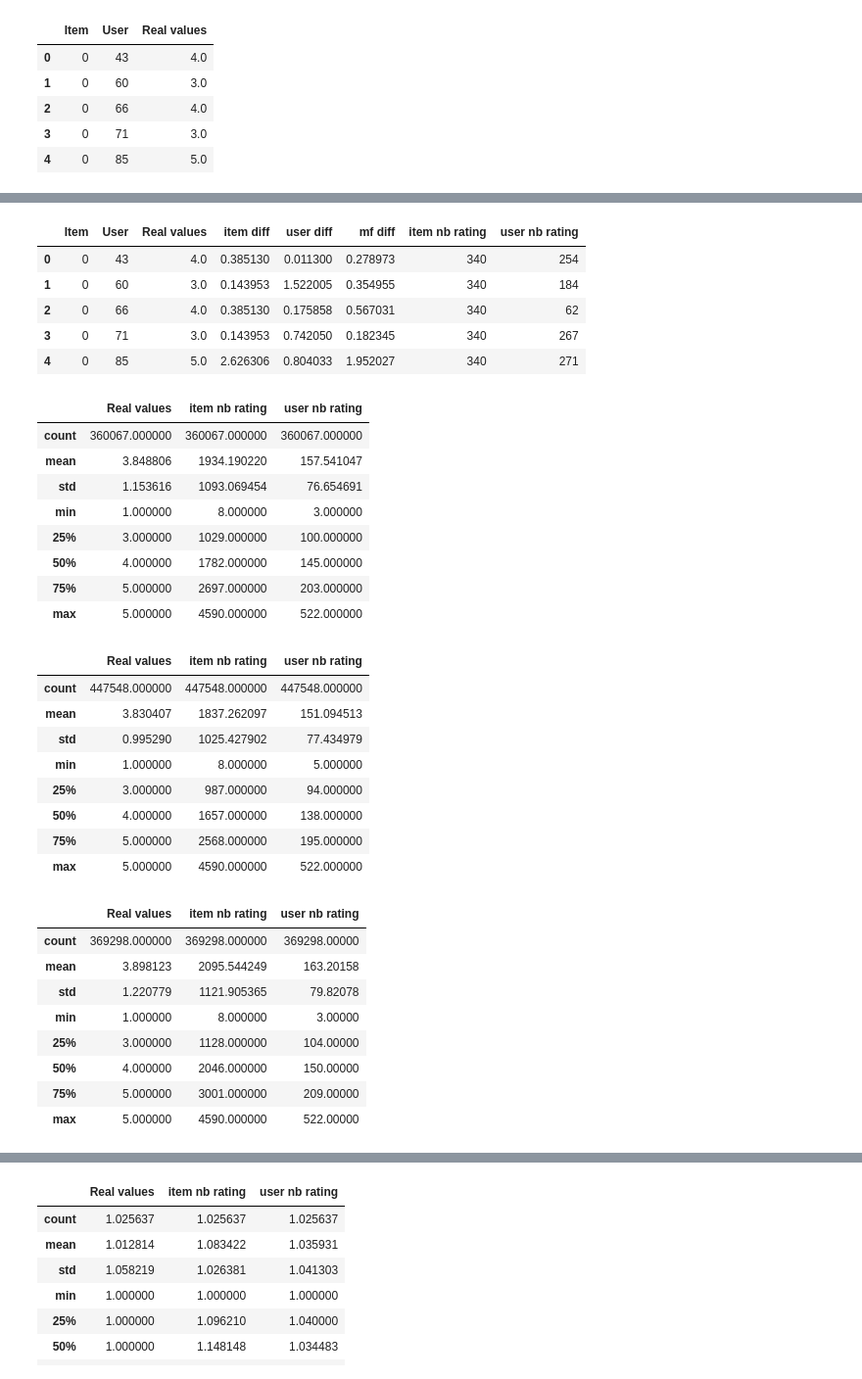
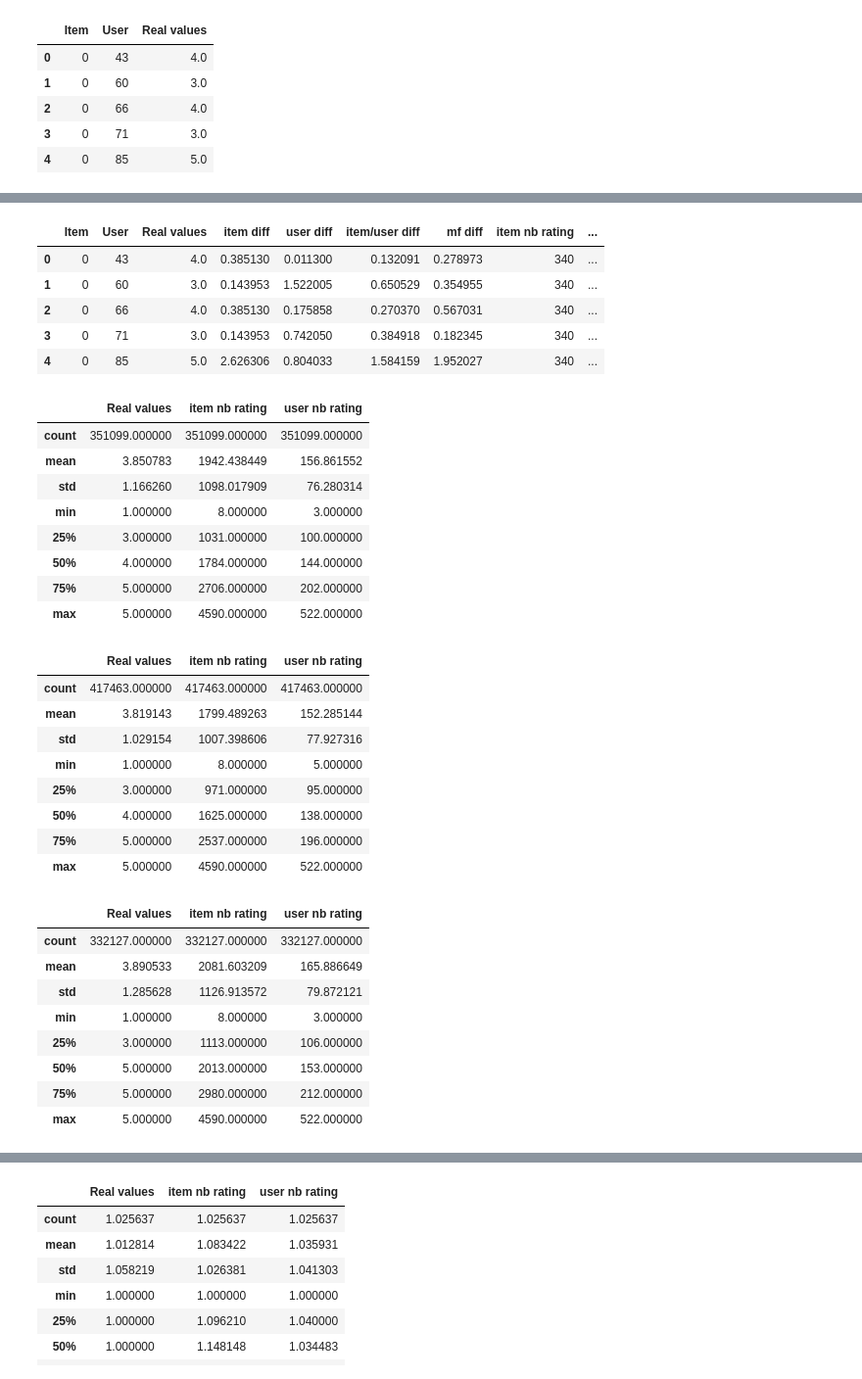
Before and after one commit to mthambipillai/recommender_system, a Jupyter notebook: Notebook/data_exploration.ipynb, the cells around one changed output, grey strips where cells are left out. Shown at 98% size. Drawn from its saved outputs; the diff is of its cells as text; code cells hidden in the pictures.

```diff
--- a/Notebook/data_exploration.ipynb
+++ b/Notebook/data_exploration.ipynb
@@ -210,17 +212,20 @@ ax2.axis([0, 600, 0, 2])
 # %% [markdown]
 It seems that user with a lot of ratings tends to give better grades on average. To confirm it, we will now create groups of user and analyse their average ratings.
 # %%
-groups = [0, 20, 50, 100, 150, 200, 250, 300, 400, 500, 600]
+groups = groups = range(0,550,50)
 ranges= []
+ranges_average = []
 means = []
 nb = []
 for i in range(1,len(groups)):
     ranges.append(str(groups[i-1])+"-"+str(groups[i]))
+    ranges_average.append((groups[i-1]+groups[i])/2)
     group = user_grouped[(groups[i-1] <= user_grouped["nb rating"]) & (user_grouped["nb rating"] < groups[i])]
     nb.append(len(group))
     means.append(group["rating mean"].mean())
 group_df = pd.DataFrame()
-group_df["ranges"] = ranges
+group_df["number of rating"] = ranges
+group_df["nb ratings [center]"] = ranges_average
 group_df["nb of users"] = nb
 group_df["average rating"] = means
 group_df
@@ -376,3 +389,8 @@ df_real.head()
 | 2 | 0 | 66 | 4.0 |
 | 3 | 0 | 71 | 3.0 |
 | 4 | 0 | 85 | 5.0 |
+# %%
+df_user_item = df_user[["Item", "User"]].copy()
+df_user_item["User/Item mean prediction"] = (df_user["User mean based prediction"] +
+                                            df_item["Item mean based prediction"])/2
+df_user_item.head()
@@ -380,6 +405,7 @@ df_real.head()
 df_all = df_real.copy()
 df_all["item diff"] = np.square(df_real["Real values"] - df_item["Item mean based prediction"])
 df_all["user diff"] = np.square(df_real["Real values"] - df_user["User mean based prediction"])
+df_all["item/user diff"] = np.square(df_real["Real values"] - df_user_item["User/Item mean prediction"])
 df_all["mf diff"] = np.square(df_real["Real values"] - df_mf["MF prediction"])
 df_all.head()
 # %% [output]
@@ -394,48 +568,48 @@ df_all["item nb rating"] =  df_all.groupby(["Item"])['Real values'].transform('c
 df_all["user nb rating"] =  df_all.groupby(["User"])['Real values'].transform('count')
 df_all.head()
 # %% [output]
-|  | Item | User | Real values | item diff | user diff | mf diff | item nb rating | user nb rating |
-| 0 | 0 | 43 | 4.0 | 0.385130 | 0.011300 | 0.278973 | 340 | 254 |
-| 1 | 0 | 60 | 3.0 | 0.143953 | 1.522005 | 0.354955 | 340 | 184 |
-| 2 | 0 | 66 | 4.0 | 0.385130 | 0.175858 | 0.567031 | 340 | 62 |
-| 3 | 0 | 71 | 3.0 | 0.143953 | 0.742050 | 0.182345 | 340 | 267 |
-| 4 | 0 | 85 | 5.0 | 2.626306 | 0.804033 | 1.952027 | 340 | 271 |
+|  | Item | User | Real values | item diff | user diff | item/user diff | mf diff | item nb rating | ... |
+| 0 | 0 | 43 | 4.0 | 0.385130 | 0.011300 | 0.132091 | 0.278973 | 340 | ... |
+| 1 | 0 | 60 | 3.0 | 0.143953 | 1.522005 | 0.650529 | 0.354955 | 340 | ... |
+| 2 | 0 | 66 | 4.0 | 0.385130 | 0.175858 | 0.270370 | 0.567031 | 340 | ... |
+| 3 | 0 | 71 | 3.0 | 0.143953 | 0.742050 | 0.384918 | 0.182345 | 340 | ... |
+| 4 | 0 | 85 | 5.0 | 2.626306 | 0.804033 | 1.584159 | 1.952027 | 340 | ... |
 # %%
-df_item_best = df_all[(df_all["item diff"] < df_all["user diff"]) & (df_all["item diff"] < df_all["mf diff"])]
+df_item_best = df_all[(df_all["item diff"] < df_all["user diff"]) & (df_all["item diff"] < df_all["item/user diff"]) & (df_all["item diff"] < df_all["mf diff"])]
 df_item_best[["Real values", "item nb rating", "user nb rating"]].describe()
 # %% [output]
 |  | Real values | item nb rating | user nb rating |
-| count | 360067.000000 | 360067.000000 | 360067.000000 |
-| mean | 3.848806 | 1934.190220 | 157.541047 |
-| std | 1.153616 | 1093.069454 | 76.654691 |
+| count | 351099.000000 | 351099.000000 | 351099.000000 |
+| mean | 3.850783 | 1942.438449 | 156.861552 |
+| std | 1.166260 | 1098.017909 | 76.280314 |
 | min | 1.000000 | 8.000000 | 3.000000 |
-| 25% | 3.000000 | 1029.000000 | 100.000000 |
-| 50% | 4.000000 | 1782.000000 | 145.000000 |
-| 75% | 5.000000 | 2697.000000 | 203.000000 |
+| 25% | 3.000000 | 1031.000000 | 100.000000 |
+| 50% | 4.000000 | 1784.000000 | 144.000000 |
+| 75% | 5.000000 | 2706.000000 | 202.000000 |
 | max | 5.000000 | 4590.000000 | 522.000000 |
 # %%
-df_user_best = df_all[(df_all["user diff"] < df_all["item diff"]) & (df_all["user diff"] < df_all["mf diff"])]
-df_user_best[["Real values", "user diff", "item nb rating", "user nb rating"]].describe()
+df_user_best = df_all[(df_all["user diff"] < df_all["item diff"]) & (df_all["user diff"] < df_all["item/user diff"])& (df_all["user diff"] < df_all["mf diff"])]
+df_user_best[["Real values", "item nb rating", "user nb rating"]].describe()
 # %% [output]
 |  | Real values | item nb rating | user nb rating |
-| count | 447548.000000 | 447548.000000 | 447548.000000 |
-| mean | 3.830407 | 1837.262097 | 151.094513 |
-| std | 0.995290 | 1025.427902 | 77.434979 |
+| count | 417463.000000 | 417463.000000 | 417463.000000 |
+| mean | 3.819143 | 1799.489263 | 152.285144 |
+| std | 1.029154 | 1007.398606 | 77.927316 |
 | min | 1.000000 | 8.000000 | 5.000000 |
-| 25% | 3.000000 | 987.000000 | 94.000000 |
-| 50% | 4.000000 | 1657.000000 | 138.000000 |
-| 75% | 5.000000 | 2568.000000 | 195.000000 |
+| 25% | 3.000000 | 971.000000 | 95.000000 |
+| 50% | 4.000000 | 1625.000000 | 138.000000 |
+| 75% | 5.000000 | 2537.000000 | 196.000000 |
 | max | 5.000000 | 4590.000000 | 522.000000 |
 # %%
-df_mf_best = df_all[(df_all["mf diff"] < df_all["user diff"]) & (df_all["mf diff"] < df_all["item diff"])]
+df_mf_best = df_all[(df_all["mf diff"] < df_all["user diff"]) & (df_all["mf diff"] < df_all["item/user diff"]) & (df_all["mf diff"] < df_all["item diff"])]
 df_mf_best[["Real values", "item nb rating", "user nb rating"]].describe()
 # %% [output]
 |  | Real values | item nb rating | user nb rating |
-| count | 369298.000000 | 369298.000000 | 369298.00000 |
-| mean | 3.898123 | 2095.544249 | 163.20158 |
-| std | 1.220779 | 1121.905365 | 79.82078 |
-| min | 1.000000 | 8.000000 | 3.00000 |
-| 25% | 3.000000 | 1128.000000 | 104.00000 |
-| 50% | 4.000000 | 2046.000000 | 150.00000 |
-| 75% | 5.000000 | 3001.000000 | 209.00000 |
-| max | 5.000000 | 4590.000000 | 522.00000 |
+| count | 332127.000000 | 332127.000000 | 332127.000000 |
+| mean | 3.890533 | 2081.603209 | 165.886649 |
+| std | 1.285628 | 1126.913572 | 79.872121 |
+| min | 1.000000 | 8.000000 | 3.000000 |
+| 25% | 3.000000 | 1113.000000 | 106.000000 |
+| 50% | 5.000000 | 2013.000000 | 153.000000 |
+| 75% | 5.000000 | 2980.000000 | 212.000000 |
+| max | 5.000000 | 4590.000000 | 522.000000 |
```
Also changed, not shown: parts of 19 cells of this notebook, 1 other file.
